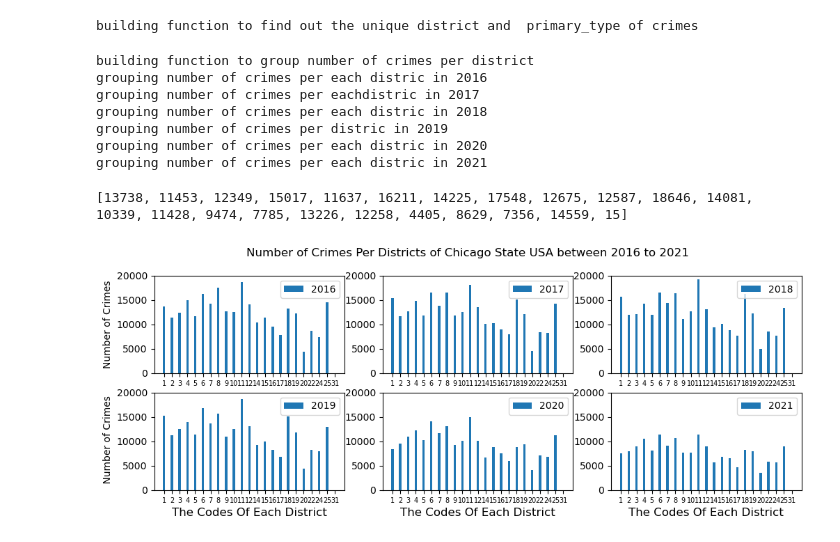
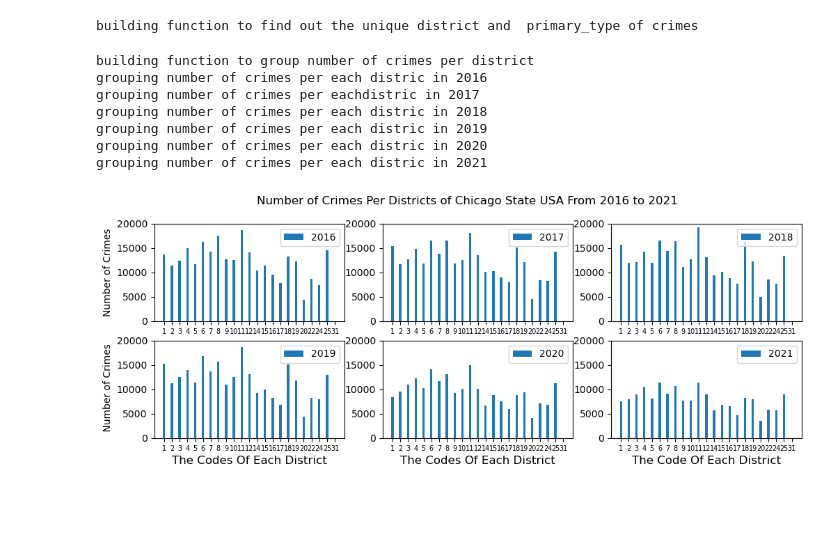
Before and after one commit to DSE-511-Chicago-Crime/Data-Analysis, a Jupyter notebook: scripts/newver.ipynb, the cells around one changed output. Drawn from its saved outputs; the diff is of its cells as text; code cells hidden in the pictures; blank space fills up the shorter version.

Commit message:
Azal
Finished plotting second figure

```diff
--- a/scripts/newver.ipynb
+++ b/scripts/newver.ipynb
@@ -71,50 +71,51 @@ print('building function to find out the unique district and  primary_type of cr
 # %% [output]
 building function to find out the unique district and  primary_type of crimes
 # %%
-#build function to group primary_type and district
+##build function to group primary_type and district
 print('building function to group number of crimes per district')
 def grop_dat (df):
     group_crim_distr=df.groupby(['district'])[['primary_type']].count()
     return group_crim_distr
-#     print(group_crim_distr)
-#     print(len(group_crim_distr))
+
+
 print('grouping number of crimes per each distric in 2016')
 grouped_crim_per_dist_2016=grop_dat(new_shape_data_2016)
+##print(grouped_crim_per_dist_2016)
+
 print('grouping number of crimes per eachdistric in 2017')
 grouped_crim_per_dist_2017=grop_dat(new_shape_data_2017)
+#print(grouped_crim_per_dist_2017)
+
 print('grouping number of crimes per each distric in 2018')
 grouped_crim_per_dist_2018=grop_dat(new_shape_data_2018)
-print('grouping number of crimes per distric in 2019')
+#print(grouped_crim_per_dist_2018)
+
+print('grouping number of crimes per each distric in 2019')
 grouped_crim_per_dist_2019=grop_dat(new_shape_data_2019)
+#print(grouped_crim_per_dist_2019)
+
 print('grouping number of crimes per each distric in 2020')
 grouped_crim_per_dist_2020=grop_dat(new_shape_data_2020)
+#print(grouped_crim_per_dist_2020)
+
 print('grouping number of crimes per each distric in 2021')
 grouped_crim_per_dist_2021=grop_dat(new_shape_data_2021)
+#print(grouped_crim_per_dist_2021)
 # %% [output]
 building function to group number of crimes per district
 grouping number of crimes per each distric in 2016
 grouping number of crimes per eachdistric in 2017
 grouping number of crimes per each distric in 2018
-grouping number of crimes per distric in 2019
+grouping number of crimes per each distric in 2019
 grouping number of crimes per each distric in 2020
 grouping number of crimes per each distric in 2021
-# %%
-print(grouped_crim_per_dist_2016['primary_type'].to_list())
-#print(grouped_crim_per_dist_2016.index.to_list())
-#print(grouped_crim_per_dist_2016)
-#print(grouped_crim_per_dist_2017)
-#print(grouped_crim_per_dist_2018)
-#print(grouped_crim_per_dist_2019)
-#print( grouped_crim_per_dist_2020)
-#print(grouped_crim_per_dist_2021)
-# %% [output]
-[13738, 11453, 12349, 15017, 11637, 16211, 14225, 17548, 12675, 12587, 18646, 14081, 10339, 11428, 9474, 7785, 13226, 12258, 4405, 8629, 7356, 14559, 15]
 # %%
-#initializing data for plotting and visualizing the number of crime per district three years,2016,2017, and 2018 befor covid for
+## initializing data for plotting and visualizing the number of crime per district for
+## the years 2016,2017,2018,2019,2020 and 2021
 
 fig, ((ax1,ax2,ax3,),(ax4,ax5,ax6)) = plt.subplots(nrows=2, ncols=3,figsize=(12,4))
 
-# Year 2016
+# Plotting for year 2016
 districts_2016=grouped_crim_per_dist_2016.index.to_list()
 y1=np.array(grouped_crim_per_dist_2016['primary_type'])
 x1=np.arange(len(y1))
@@ -125,7 +126,7 @@ ax1.set_ylabel('Number of Crimes')
 ax1.legend()
 ax1.set_ylim(0,20000)
 
-# year 2017
+# Plotting for year 2017
 districts_2017=grouped_crim_per_dist_2017.index.to_list()
 districts_2017=list(map(int,districts_2017))
 y2=np.array(grouped_crim_per_dist_2017['primary_type'])
@@ -137,7 +138,7 @@ ax2.set_xticklabels(districts_2017,rotation=0,fontsize=7)
 ax2.legend()
 ax2.set_ylim(0,20000)
 
-# Year 2018
+# Plotting for year 2018
 districts_2018=grouped_crim_per_dist_2018.index.to_list()
 y3=np.array(grouped_crim_per_dist_2018['primary_type'])
 x3=np.arange(len(y3))
@@ -148,9 +149,7 @@ ax3.set_xticklabels(districts_2018,rotation=0,fontsize=7)
 ax3.legend()
 ax3.set_ylim(0,20000)
 
-# the three years,2019,2020, and 2021 during covid-19 for numbere of crime per district
-
-# Year 2019
+# Plotting for year 2019
 districts_2019= grouped_crim_per_dist_2019.index.to_list()
 y4=np.array(grouped_crim_per_dist_2019['primary_type'])
 x4=np.arange(len(y4))
@@ -158,35 +157,35 @@ ax4.bar(x4,y4,width=0.3,label='2019')
 ax4.set_ylabel(' Number of Crimes')
 ax4.set_xticks(x4)
 ax4.set_xticklabels(districts_2019,rotation=0,fontsize=7)
 ax4.set_xlabel('The Codes Of Each District',fontsize=12)
 ax4.legend()
 ax4.set_ylim(0,20000)
 
-# year 2020
+# Plotting for year 2020
 districts_2020=grouped_crim_per_dist_2020.index.to_list()
 y5=np.array(grouped_crim_per_dist_2020['primary_type'])
 x5=np.arange(len(y5))
 ax5.bar(x5,y5,width=0.3,label='2020')
 ax5.set_xticks(x5)
 ax5.set_xticklabels(districts_2020,rotation=0,fontsize=7)
 #ax5.set_ylabel('Number of primary_type of Crimes for per distict')
 ax5.set_xlabel('The Codes Of Each District',fontsize=12)
 ax5.legend()
 ax5.set_ylim(0,20000)
 
-# Year 2021
+# Plotting for year 2021
 districts_2021=grouped_crim_per_dist_2021.index.to_list()
 y6=np.array(grouped_crim_per_dist_2021['primary_type'])
 x6=np.arange(len(y6))
 ax6.bar(x6,y6,width=0.3,label='2021')
 ax6.set_xticks(x6)
 ax6.set_xticklabels(districts_2021,rotation=0,fontsize=7)
 #ax6.set_ylabel(' Number of primary_type of Crimes for per distict')
-ax6.set_xlabel('The Codes Of Each District',fontsize=12)
+ax6.set_xlabel('The Code Of Each District',fontsize=12)
 ax6.legend()
 ax6.set_ylim(0,20000)
 
-fig.suptitle('Number of Crimes Per Districts of Chicago State USA between 2016 to 2021',fontsize=12)
+fig.suptitle('Number of Crimes Per Districts of Chicago State USA From 2016 to 2021',fontsize=12)
 plt.show()
 # %% [output]
-[figure, old version]
+[figure, new version]
```
Also changed, not shown: parts of 11 cells of this notebook.
